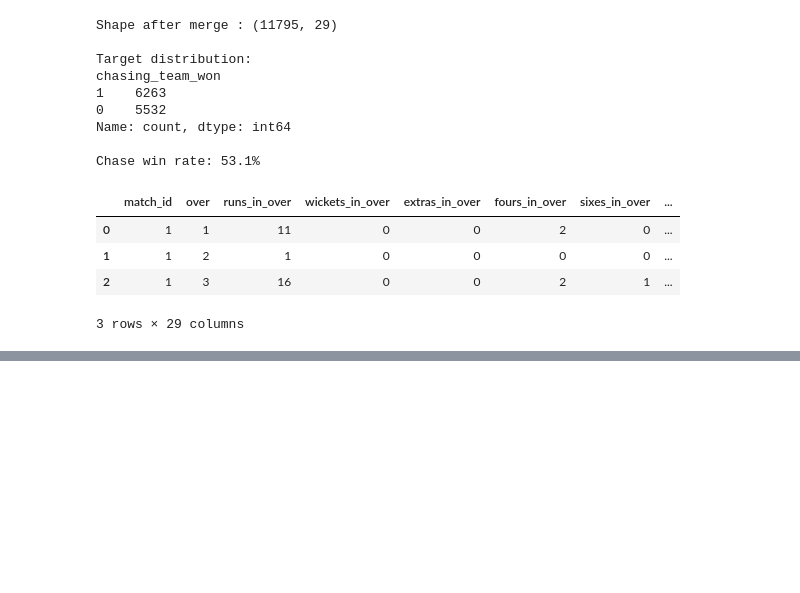
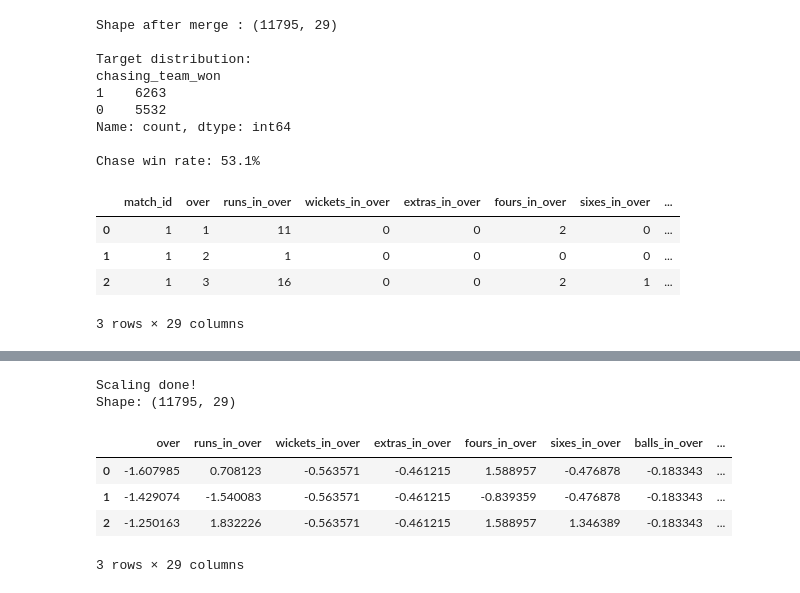
Before and after one commit to Jana1805/ML-Assignment, a Jupyter notebook: notebooks/svm_model.ipynb, the cells around one changed output, grey strips where cells are left out. Cells and saved outputs as stored; diff of their text form; code cells hidden in the pictures; blank space fills up the shorter version.

```diff
--- a/notebooks/svm_model.ipynb
+++ b/notebooks/svm_model.ipynb
@@ -326,0 +398,25 @@ print(list(over_stats.columns))
+# %%
+# SELECT FINAL FEATURES FOR MODEL
+# Encode categorical columns to numbers
+le = LabelEncoder()
+over_stats['city_enc']          = le.fit_transform(over_stats['city'].astype(str))
+over_stats['venue_enc']         = le.fit_transform(over_stats['venue'].astype(str))
+over_stats['toss_decision_enc'] = le.fit_transform(over_stats['toss_decision'].astype(str))
+
+# Drop columns that are not features or cause data leakage
+# winner, team1_won, chasing_team reveal the result — must remove
+DROP_COLS = [
+    'match_id', 'id', 'winner', 'team1_won',
+    'chasing_team', 'toss_winner',
+    'city', 'venue', 'toss_decision'
+]
+
+TARGET = 'chasing_team_won'
+
+X = over_stats.drop(columns=DROP_COLS + [TARGET])
+y = over_stats[TARGET]
+
+print(f"Features shape : {X.shape}")
+print(f"Target shape   : {y.shape}")
+print(f"\nFeature columns ({len(X.columns)}):")
+print(list(X.columns))
@@ -326,0 +429,20 @@ print(list(over_stats.columns))
+# %%
+#  SCALE FEATURES
+# SVM is sensitive to feature magnitudes
+# StandardScaler transforms all features to same scale (mean=0, std=1)
+
+scaler = StandardScaler()
+X_scaled = scaler.fit_transform(X)
+X_scaled = pd.DataFrame(X_scaled, columns=X.columns)
+
+print("Scaling done!")
+print(f"Shape: {X_scaled.shape}")
+display(X_scaled.head(3))
+# %% [output]
+Scaling done!
+Shape: (11795, 29)
+|  | over | runs_in_over | wickets_in_over | extras_in_over | fours_in_over | sixes_in_over | balls_in_over | ... |
+| 0 | -1.607985 | 0.708123 | -0.563571 | -0.461215 | 1.588957 | -0.476878 | -0.183343 | ... |
+| 1 | -1.429074 | -1.540083 | -0.563571 | -0.461215 | -0.839359 | -0.476878 | -0.183343 | ... |
+| 2 | -1.250163 | 1.832226 | -0.563571 | -0.461215 | 1.588957 | 1.346389 | -0.183343 | ... |
+3 rows × 29 columns
```
Also changed, not shown: parts of 28 cells of this notebook.
